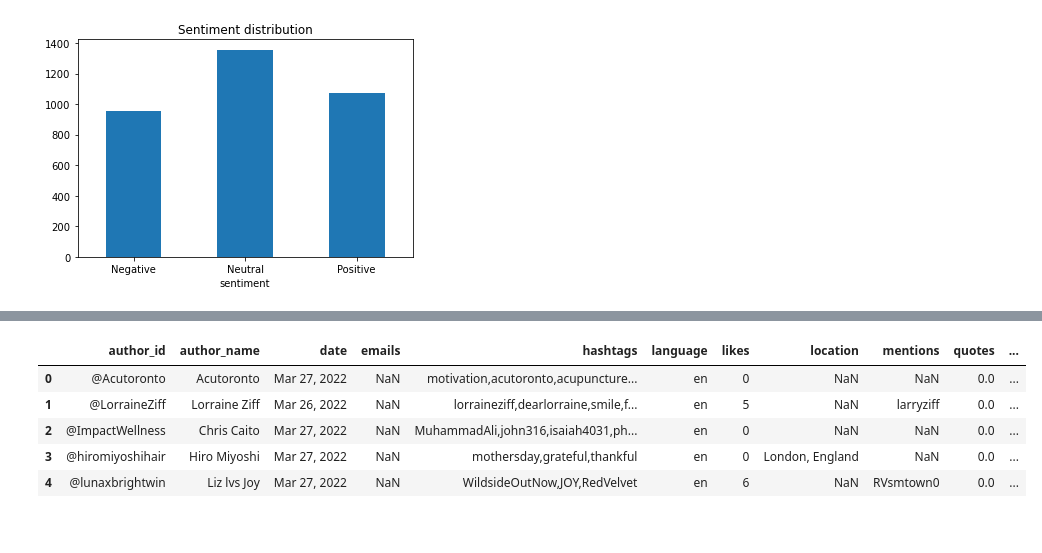
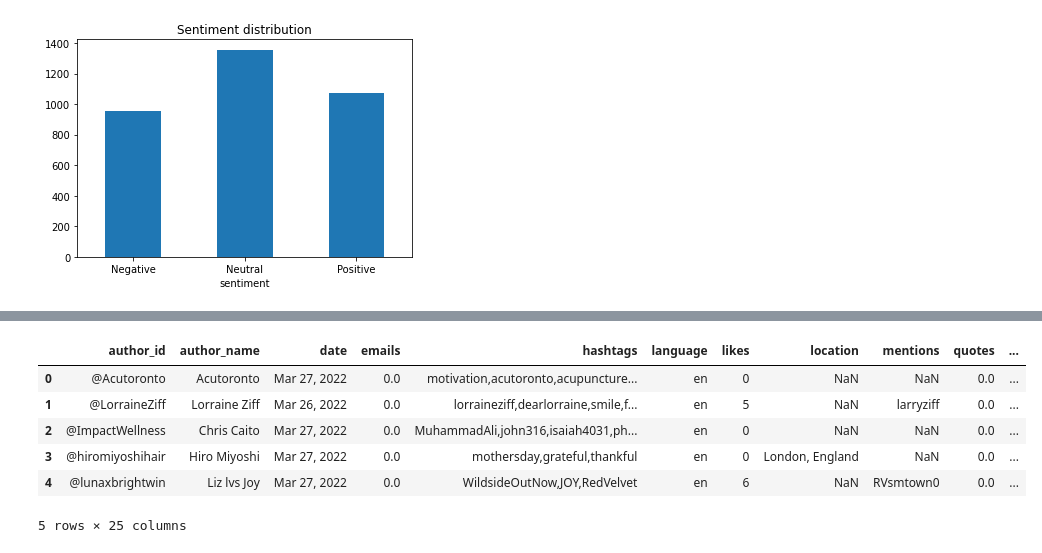
Before and after one commit to szymwisn/twitter-sentiment-analysis, a Jupyter notebook: data-analysis/data-analysis.ipynb, the cells around one changed output, grey strips where cells are left out. Cells and saved outputs as stored; diff of their text form; code cells hidden in the pictures.

```diff
--- a/data-analysis/data-analysis.ipynb
+++ b/data-analysis/data-analysis.ipynb
@@ -111,6 +116,7 @@ ax.set_xticklabels(['Negative', 'Neutral', 'Positive'], rotation=0)
 # %%
 nltk.download('stopwords')
 nltk.download('wordnet')
+nltk.download('averaged_perceptron_tagger')
 
 stop_words = stopwords.words('english')
 word_lemmatizer = WordNetLemmatizer()
@@ -172,6 +178,46 @@ def replace_stop_words(text):
 
     return words
 
+def count_all_caps(text: str):
+    return sum(map(str.isupper, text.split()))
+
+def count_excl_marks(text: str):
+    return text.count('!')
+
+def count_words(text: str):
+    return len(text.split())
+
+def count_urls(text: str):
+    return text.count('URL')
+
+def count_mentions(text: str):
+    return text.count('mention')
+
+def count_hashtags(text: str):
+    return text.count('hashtag')
+
+def get_text_semantic(text: str):
+    return text.replace('email', '').replace('mention', '').replace('hashtag', '').replace('URL', '')
+
+def count_nouns(text: str):
+    return sum(1 for word, pos in nltk.pos_tag(text.split()) if pos.startswith('NN'))
+
+def count_verbs(text: str):
+    return sum(1 for word, pos in nltk.pos_tag(text.split()) if pos.startswith('VB'))
+
+def count_adjectives(text: str):
+    return sum(1 for word, pos in nltk.pos_tag(text.split()) if pos.startswith('JJ'))
+
+def use_single_spaces(text: str):
+    return ' '.join(text.split())
+
+def fix_comma_separated_ints(number: str):
+    return int(number.replace(',', ''))
+
+
+
+df['n_all_caps'] = df['text'].map(lambda text: count_all_caps(text))
+df['n_excl_marks'] = df['text'].map(lambda text: count_excl_marks(text))
 df['text'] = df['text'].map(lambda text: text.lower())
 df['text'] = df['text'].map(lambda text: replace_emails(text))
 df['text'] = df['text'].map(lambda text: replace_mentions(text))
@@ -180,6 +226,22 @@ df['text'] = df['text'].map(lambda text: replace_urls(text))
 df['text'] = df['text'].map(lambda text: replace_non_alphas(text))
 df['text'] = df['text'].map(lambda text: replace_sequences(text))
 df['text'] = df['text'].map(lambda text: replace_stop_words(text))
+df['n_words'] = df['text'].map(lambda text: count_words(text))
+df['n_urls'] = df['text'].map(lambda text: count_urls(text))
+df['n_mentions'] = df['text'].map(lambda text: count_mentions(text))
+df['n_hashtags'] = df['text'].map(lambda text: count_hashtags(text))
+df['text_semantic'] = df['text'].map(lambda text: get_text_semantic(text))
+df['n_nouns'] = df['text'].map(lambda text: count_nouns(text))
+df['n_verbs'] = df['text'].map(lambda text: count_verbs(text))
+df['n_adjectives'] = df['text'].map(lambda text: count_adjectives(text))
+df['text'] = df['text'].map(lambda text: use_single_spaces(text))
+df['text_semantic'] = df['text_semantic'].map(lambda text: use_single_spaces(text))
+
+df['emails'] = df['emails'].fillna(0)
+df['quotes'] = df['quotes'].fillna(0)
+df['retweets'] = df['retweets'].fillna(0)
+df['likes'] = df['likes'].fillna(0)
+df['likes'] = df['likes'].map(lambda number: fix_comma_separated_ints(number))
 
 df.head()
 # %% [output]
@@ -192,9 +256,10 @@ df.head()
 |  | author_id | author_name | date | emails | hashtags | language | likes | location | mentions | quotes | ... |
-| 0 | @Acutoronto | Acutoronto | Mar 27, 2022 | NaN | motivation,acutoronto,acupuncture... | en | 0 | NaN | NaN | 0.0 | ... |
-| 1 | @LorraineZiff | Lorraine Ziff | Mar 26, 2022 | NaN | lorraineziff,dearlorraine,smile,f... | en | 5 | NaN | larryziff | 0.0 | ... |
-| 2 | @ImpactWellness | Chris Caito | Mar 27, 2022 | NaN | MuhammadAli,john316,isaiah4031,ph... | en | 0 | NaN | NaN | 0.0 | ... |
-| 3 | @hiromiyoshihair | Hiro Miyoshi | Mar 27, 2022 | NaN | mothersday,grateful,thankful | en | 0 | London, England | NaN | 0.0 | ... |
-| 4 | @lunaxbrightwin | Liz lvs Joy | Mar 27, 2022 | NaN | WildsideOutNow,JOY,RedVelvet | en | 6 | NaN | RVsmtown0 | 0.0 | ... |
+| 0 | @Acutoronto | Acutoronto | Mar 27, 2022 | 0.0 | motivation,acutoronto,acupuncture... | en | 0 | NaN | NaN | 0.0 | ... |
+| 1 | @LorraineZiff | Lorraine Ziff | Mar 26, 2022 | 0.0 | lorraineziff,dearlorraine,smile,f... | en | 5 | NaN | larryziff | 0.0 | ... |
+| 2 | @ImpactWellness | Chris Caito | Mar 27, 2022 | 0.0 | MuhammadAli,john316,isaiah4031,ph... | en | 0 | NaN | NaN | 0.0 | ... |
+| 3 | @hiromiyoshihair | Hiro Miyoshi | Mar 27, 2022 | 0.0 | mothersday,grateful,thankful | en | 0 | London, England | NaN | 0.0 | ... |
+| 4 | @lunaxbrightwin | Liz lvs Joy | Mar 27, 2022 | 0.0 | WildsideOutNow,JOY,RedVelvet | en | 6 | NaN | RVsmtown0 | 0.0 | ... |
+5 rows × 25 columns
 # %%
 df.info()
 # %% [output]
```
Also changed, not shown: parts of 7 cells of this notebook, 3 other files.
